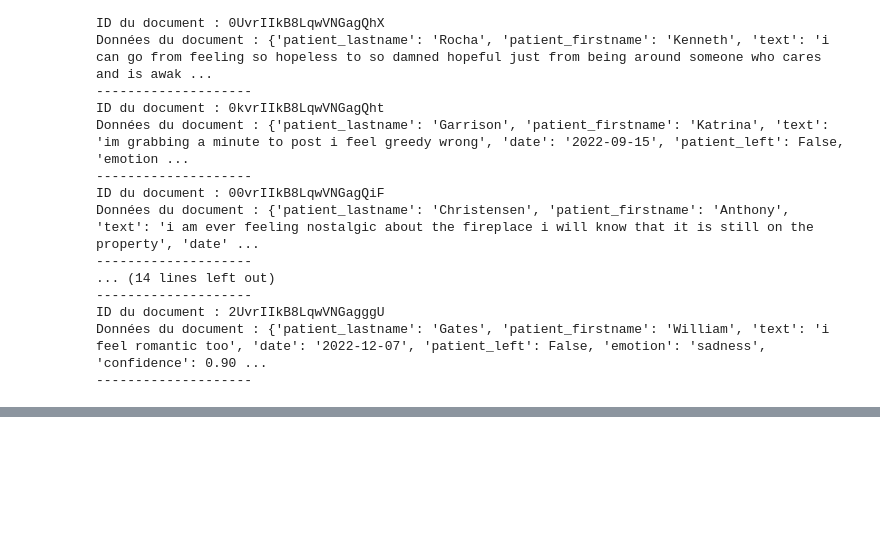
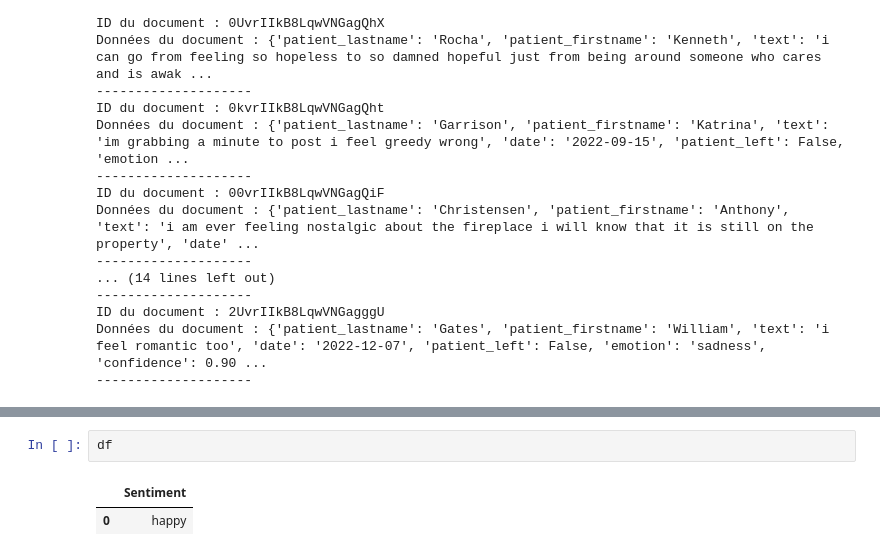
Before and after one commit to RolaMmss/R-aliser-un-site-de-suivi-de-patients-pour-un-psychologue, a Jupyter notebook: src/01-Preprocessing&first_Model.ipynb, the cells around one changed output, grey strips where cells are left out. Cells and saved outputs as stored; diff of their text form; blank space fills up the shorter version.

```diff
--- a/src/01-Preprocessing&first_Model.ipynb
+++ b/src/01-Preprocessing&first_Model.ipynb
@@ -449,0 +499,5 @@ Données du document : {'patient_lastname': 'Gates', 'patient_firstname': 'Willi
+# %%
+df
+# %% [output]
+|  | Sentiment |
+| 0 | happy |
```
Also changed, not shown: parts of 2 cells of this notebook, 1 other file.
